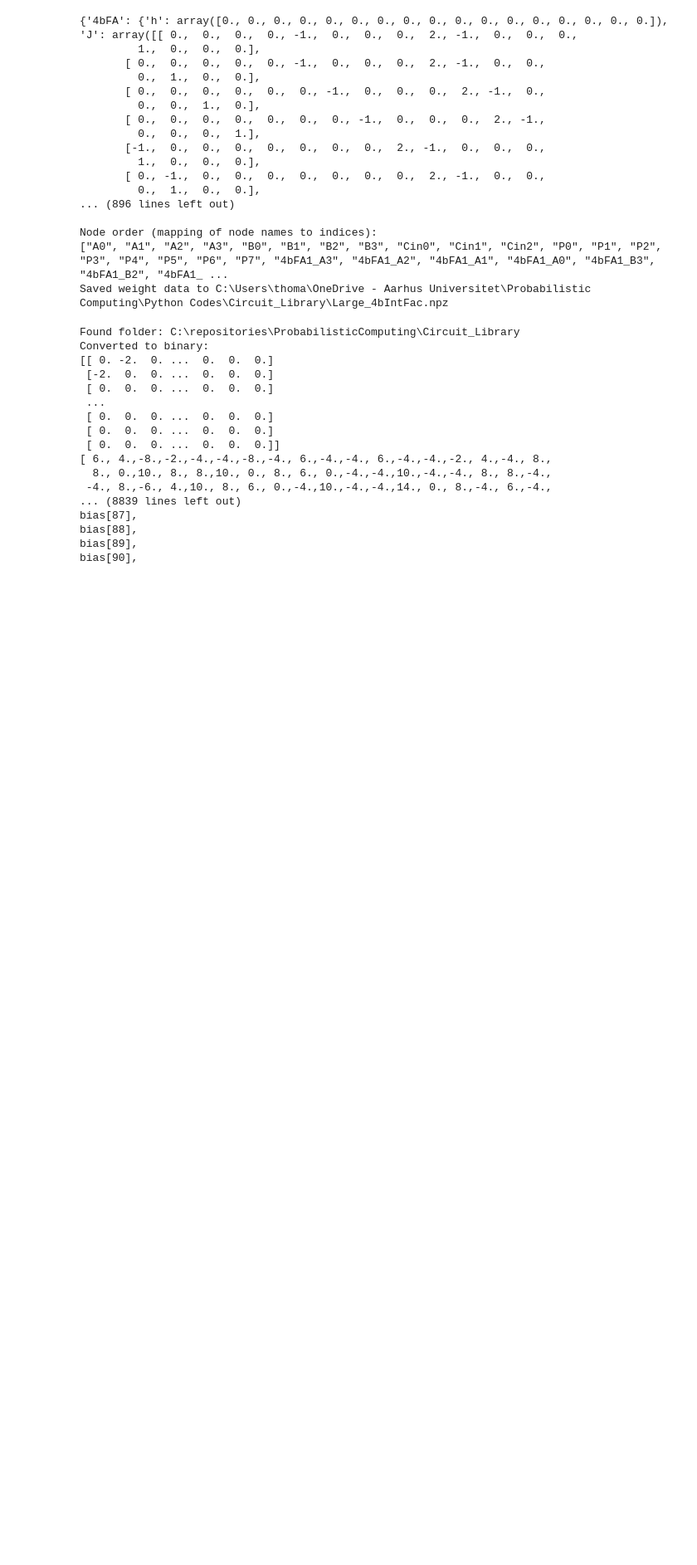
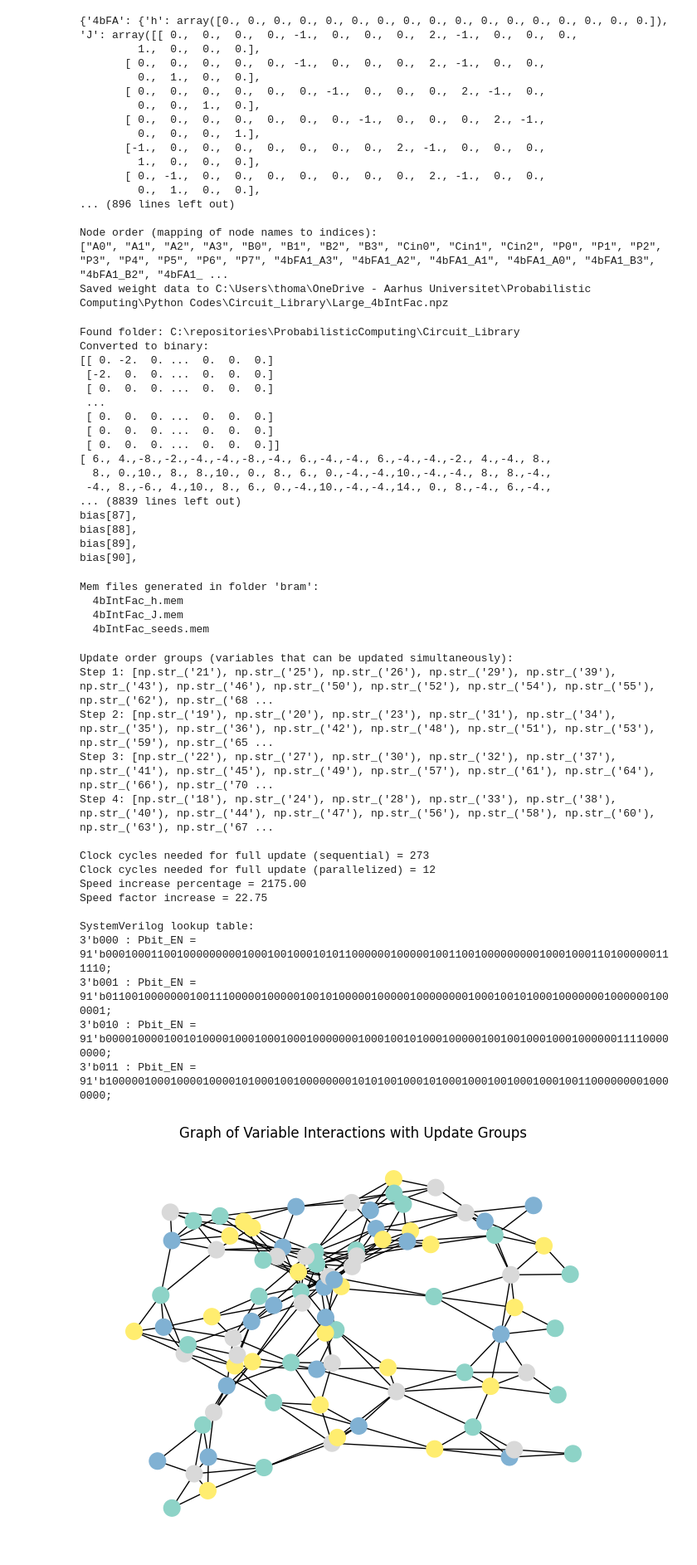
Before and after one commit to ThomasSChristiansen/ProbabilisticComputing, a Jupyter notebook: Integer Factorization/4bit_IntFac/4bit_IntFac_Param.ipynb, the cells around one changed output. Shown at 83% size. Cells and saved outputs as stored; diff of their text form; code cells hidden in the pictures; blank space fills up the shorter version.

```diff
--- a/Integer Factorization/4bit_IntFac/4bit_IntFac_Param.ipynb
+++ b/Integer Factorization/4bit_IntFac/4bit_IntFac_Param.ipynb
@@ -268,3 +268,30 @@ bias[87],
 bias[88],
 bias[89],
 bias[90],
+# %%
+CS.generate_mem_files(J, h, '4bIntFac')
+# %% [output]
+Mem files generated in folder 'bram':
+  4bIntFac_h.mem
+  4bIntFac_J.mem
+  4bIntFac_seeds.mem
+# %%
+CS.generate_group_update_order(J, node_order, group_bit_width=3)
+# %% [output]
+Update order groups (variables that can be updated simultaneously):
+Step 1: [np.str_('21'), np.str_('25'), np.str_('26'), np.str_('29'), np.str_('39'), np.str_('43'), np.str_('46'), np.str_('50'), np.str_('52'), np.str_('54'), np.str_('55'), np.str_('62'), np.str_('68 ...
+Step 2: [np.str_('19'), np.str_('20'), np.str_('23'), np.str_('31'), np.str_('34'), np.str_('35'), np.str_('36'), np.str_('42'), np.str_('48'), np.str_('51'), np.str_('53'), np.str_('59'), np.str_('65 ...
+Step 3: [np.str_('22'), np.str_('27'), np.str_('30'), np.str_('32'), np.str_('37'), np.str_('41'), np.str_('45'), np.str_('49'), np.str_('57'), np.str_('61'), np.str_('64'), np.str_('66'), np.str_('70 ...
+Step 4: [np.str_('18'), np.str_('24'), np.str_('28'), np.str_('33'), np.str_('38'), np.str_('40'), np.str_('44'), np.str_('47'), np.str_('56'), np.str_('58'), np.str_('60'), np.str_('63'), np.str_('67 ...
+
+Clock cycles needed for full update (sequential) = 273
+Clock cycles needed for full update (parallelized) = 12
+Speed increase percentage = 2175.00
+Speed factor increase = 22.75
+
+SystemVerilog lookup table:
+3'b000 : Pbit_EN = 91'b0001000110010000000001000100100010101100000010000010011001000000000100010001101000000111110;
+3'b001 : Pbit_EN = 91'b0110010000000100111000001000001001010000010000010000000010001001010001000000010000001000001;
+3'b010 : Pbit_EN = 91'b0000100001001010000100010001000100000001000100101000100000100100100010001000000111100000000;
+3'b011 : Pbit_EN = 91'b1000001000100001000010100010010000000010101001000101000100010010001000100110000000010000000;
+[figure, added]
```
Also changed, not shown: 21 other files.
